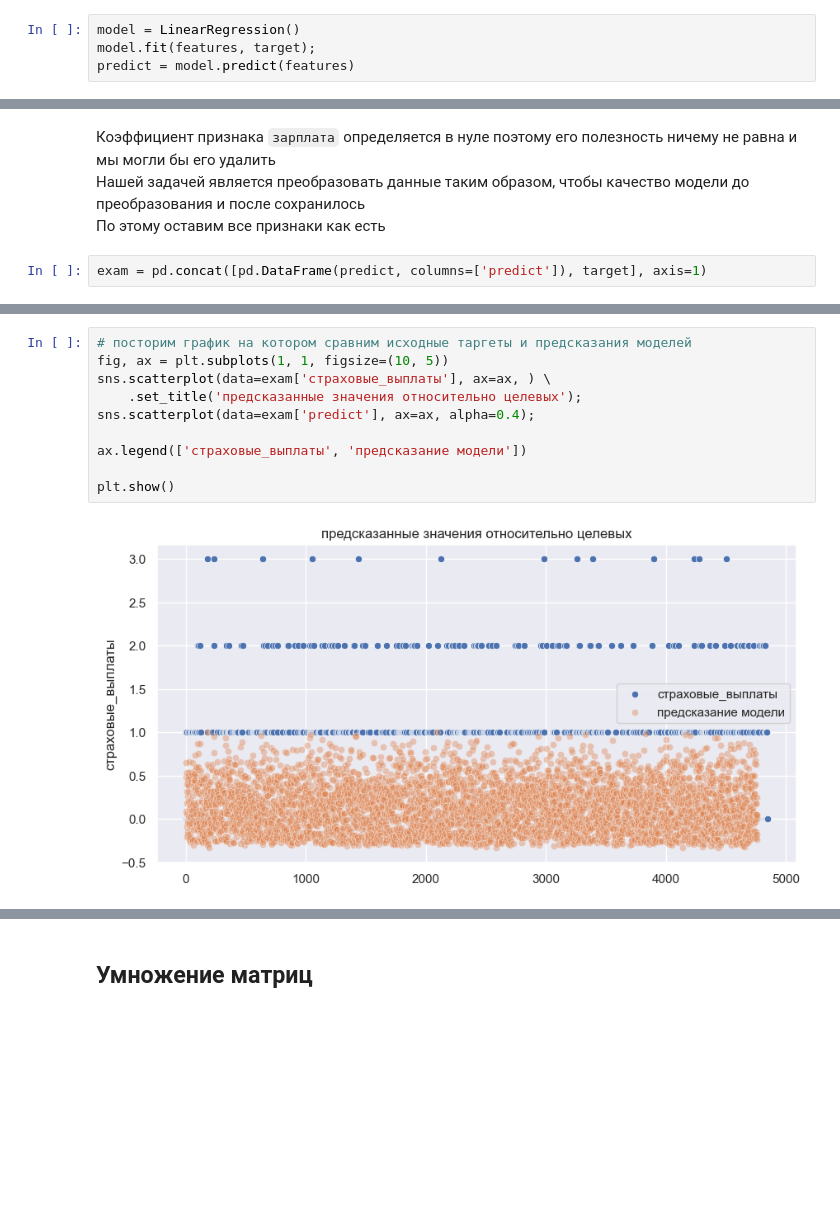
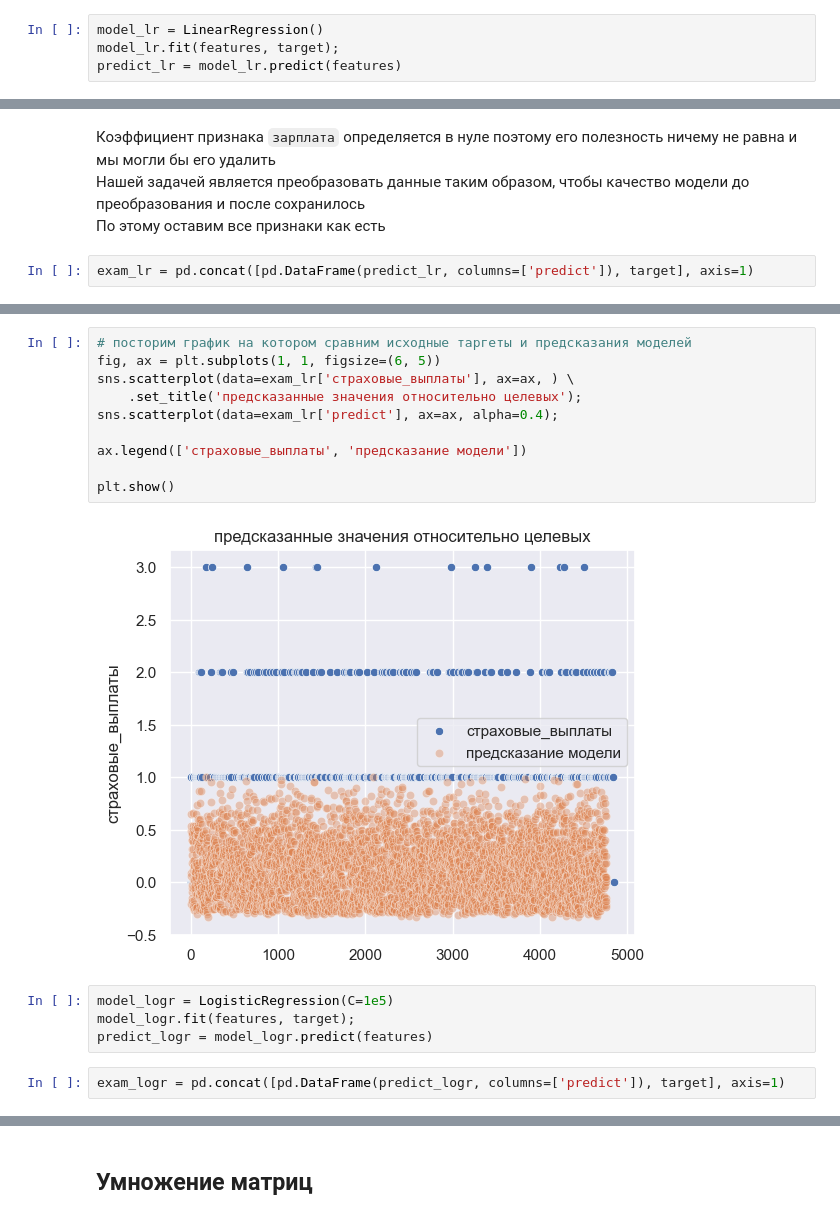
Before and after one commit to MaxMacClane/Ypracticum, a Jupyter notebook: Защита персональных данных клиентов/5d69f949-814d-4e1d-bc95-0a2877da8610.ipynb, the cells around one changed output, grey strips where cells are left out. Cells and saved outputs as stored; diff of their text form; blank space fills up the shorter version.

```diff
--- a/Защита персональных данных клиентов/5d69f949-814d-4e1d-bc95-0a2877da8610.ipynb
+++ b/Защита персональных данных клиентов/5d69f949-814d-4e1d-bc95-0a2877da8610.ipynb
@@ -248,7 +271,7 @@ mustache_box(data=data, name='Выбросы в данных после филь
 features = data.drop(columns='страховые_выплаты', axis=1)
 target = data['страховые_выплаты']
 # %%
-model = LinearRegression()
-model.fit(features, target);
-predict = model.predict(features)
+model_lr = LinearRegression()
+model_lr.fit(features, target);
+predict_lr = model_lr.predict(features)
 # %%
@@ -263,6 +286,6 @@ angle_coefficients
 Нашей задачей является преобразовать данные таким образом, чтобы качество модели до преобразования и после сохранилось<br>
 По этому оставим все признаки как есть <br>
 # %%
-exam = pd.concat([pd.DataFrame(predict, columns=['predict']), target], axis=1)
+exam_lr = pd.concat([pd.DataFrame(predict_lr, columns=['predict']), target], axis=1)
 # %%
 sns.set_theme()
@@ -282,12 +299,18 @@ plt.show()
 # %%
 # посторим график на котором сравним исходные таргеты и предсказания моделей
-fig, ax = plt.subplots(1, 1, figsize=(10, 5))
-sns.scatterplot(data=exam['страховые_выплаты'], ax=ax, ) \
+fig, ax = plt.subplots(1, 1, figsize=(6, 5))
+sns.scatterplot(data=exam_lr['страховые_выплаты'], ax=ax, ) \
     .set_title('предсказанные значения относительно целевых');
-sns.scatterplot(data=exam['predict'], ax=ax, alpha=0.4);
+sns.scatterplot(data=exam_lr['predict'], ax=ax, alpha=0.4);
 
 ax.legend(['страховые_выплаты', 'предсказание модели'])
 
 plt.show()
 # %% [output]
-[figure, old version]
+[figure, new version]
+# %%
+model_logr = LogisticRegression(C=1e5)
+model_logr.fit(features, target);
+predict_logr = model_logr.predict(features)
+# %%
+exam_logr = pd.concat([pd.DataFrame(predict_logr, columns=['predict']), target], axis=1)
```
Also changed, not shown: parts of 23 cells of this notebook.
